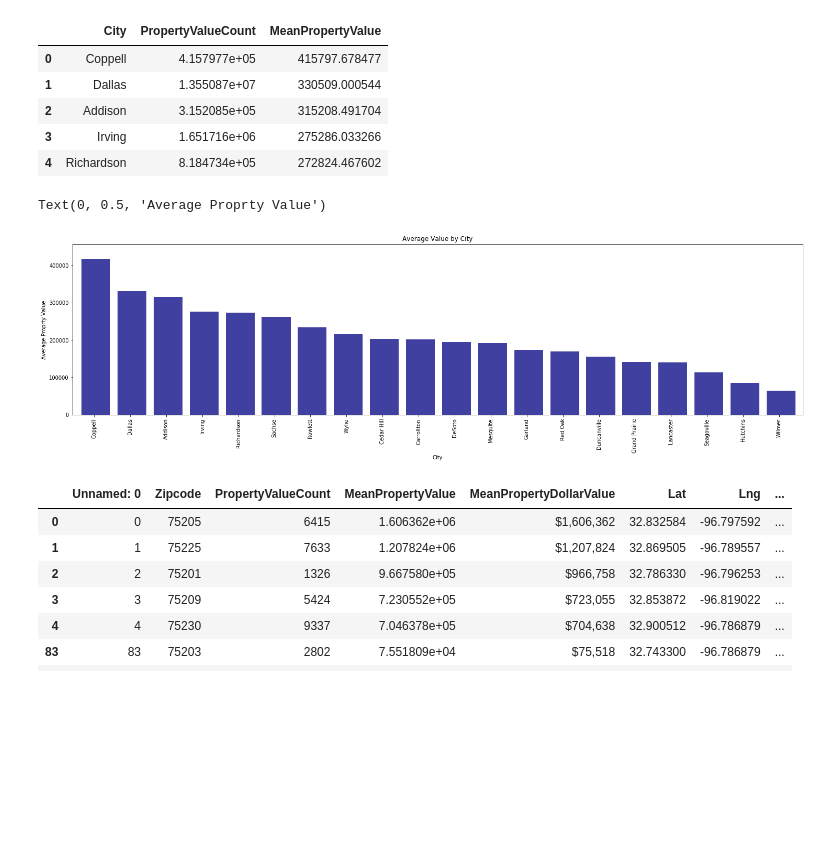
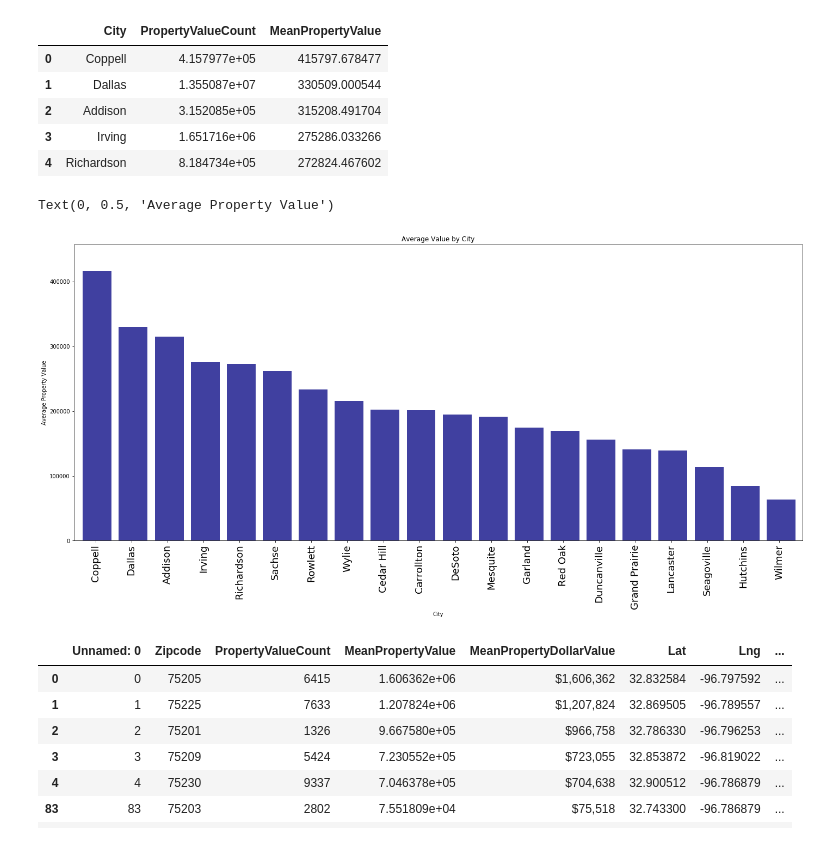
Before and after one commit to amy676767/Group_project, a Jupyter notebook: 2_visualize-property-values-and-businesses.ipynb, the cells around one changed output. Cells and saved outputs as stored; diff of their text form; code cells hidden in the pictures; blank space fills up the shorter version.

```diff
--- a/2_visualize-property-values-and-businesses.ipynb
+++ b/2_visualize-property-values-and-businesses.ipynb
@@ -47,26 +47,27 @@ city_group.head()
 | 3 | Irving | 1.651716e+06 | 275286.033266 |
 | 4 | Richardson | 8.184734e+05 | 272824.467602 |
 # %%
+#Grpah property values by City
 # Set x axis and tick locations
 x_axis = np.arange(len(city_group))
 tick_locations = [value+0.35 for value in x_axis]
 
 # Create a list indicating where to write x labels and set figure size to adjust for space
-plt.figure(figsize=(25,6))
+plt.figure(figsize=(24,10))
 plt.bar(x_axis, city_group["MeanPropertyValue"], color='navy', alpha=0.75, align="edge")
-plt.xticks(tick_locations, city_group["City"], rotation="vertical")
+plt.xticks(tick_locations, city_group["City"], rotation="vertical", fontsize="18")
 
 # Set x and y limits
 plt.xlim(-0.25, len(x_axis))
 plt.ylim(0, max(city_group["MeanPropertyValue"])*1.1)
 
 # Set a Title and labels
 plt.title("Average Value by City")
 plt.xlabel("City")
-plt.ylabel("Average Proprty Value")
+plt.ylabel("Average Property Value")
 # %% [output]
-Text(0, 0.5, 'Average Proprty Value')
+Text(0, 0.5, 'Average Property Value')
-[figure, old version]
+[figure, new version]
 # %%
 #Get 5 Zipcodes with highest values
 zip_group_top = summary_by_zip_df.head(5)
```
Also changed, not shown: parts of 8 cells of this notebook.
